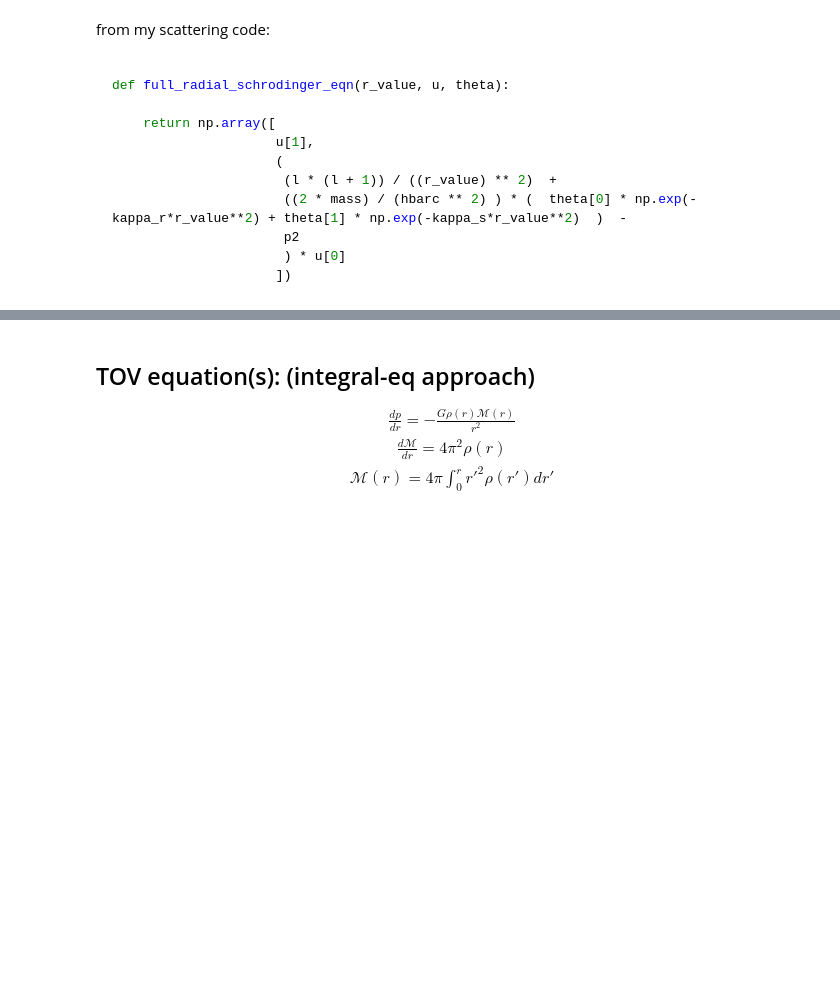
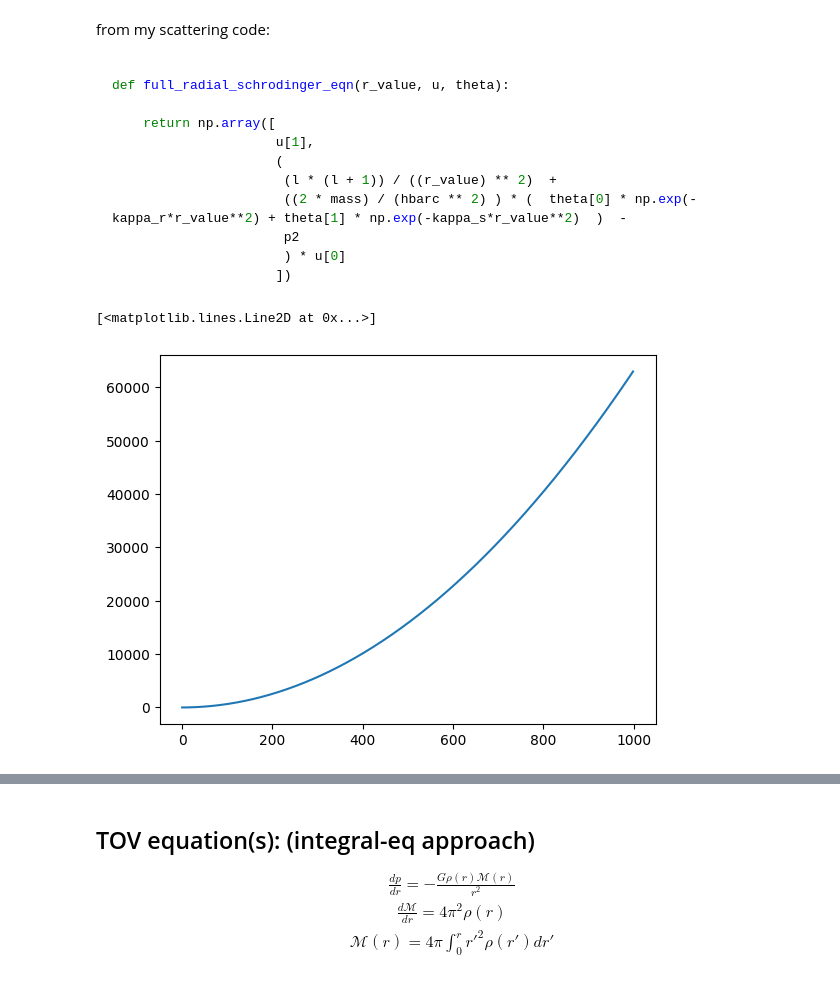
Before and after one commit to Ub3rJosh/random_things, a Jupyter notebook: TOV_solver/TOV_solver.ipynb, the cells around one changed output, grey strips where cells are left out. Saved outputs shown, nothing was run; the diff lists cells and outputs as text; code cells hidden in the pictures; blank space fills up the shorter version.

Commit message:
first attempt at homegrown first-order rk4 solver

````diff
--- a/TOV_solver/TOV_solver.ipynb
+++ b/TOV_solver/TOV_solver.ipynb
@@ -54,5 +55,10 @@ def full_radial_schrodinger_eqn(r_value, u, theta):
                       ) * u[0]
                      ])
 ```
+# %%
+plt.plot(solve_ivp_diffeq(x, x))
+# %% [output]
+[<matplotlib.lines.Line2D at 0x...>]
+[figure, added]
 # %%
 def solve_ivp_diffeq(x, p):
````
Also changed, not shown: parts of 7 cells of this notebook, 3 other files.
